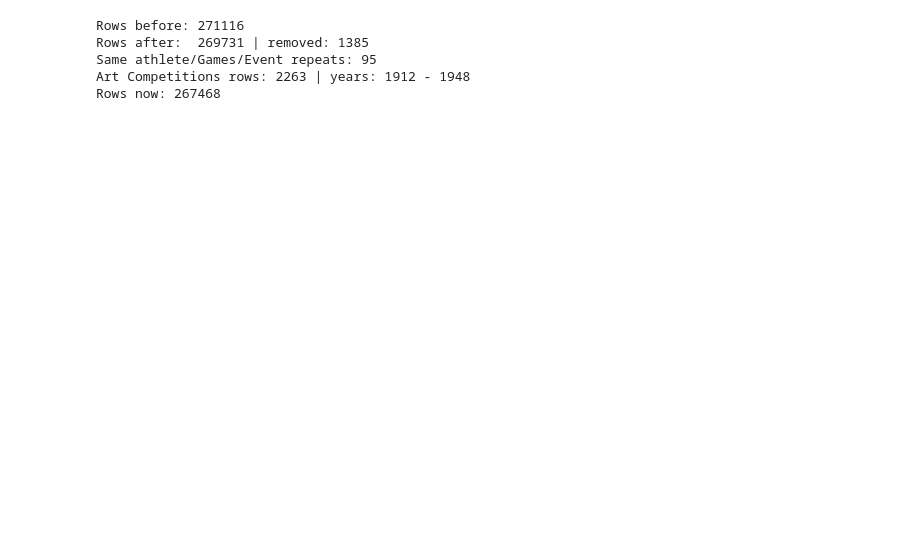
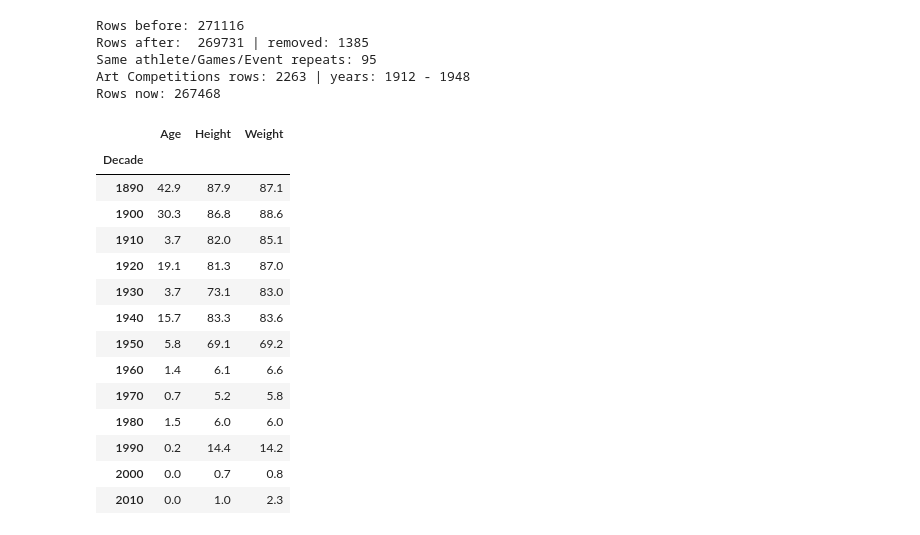
Before and after one commit to saifahmad03/pandas_project, a Jupyter notebook: notebooks/olympics_analysis.ipynb, the cells around one changed output. Cells and saved outputs as stored; diff of their text form; code cells hidden in the pictures; blank space fills up the shorter version.

```diff
--- a/notebooks/olympics_analysis.ipynb
+++ b/notebooks/olympics_analysis.ipynb
@@ -147,3 +152,23 @@ Rows after:  269731 | removed: 1385
 Same athlete/Games/Event repeats: 95
 Art Competitions rows: 2263 | years: 1912 - 1948
 Rows now: 267468
+# %%
+# Is missingness random cehck
+df["Decade"] = df["Year"] // 10 * 10
+(df[["Age", "Height", "Weight"]].isna().groupby(df["Decade"]).mean().mul(100).round(1))
+# %% [output]
+|  | Age | Height | Weight |
+| Decade |  |  |  |
+| 1890 | 42.9 | 87.9 | 87.1 |
+| 1900 | 30.3 | 86.8 | 88.6 |
+| 1910 | 3.7 | 82.0 | 85.1 |
+| 1920 | 19.1 | 81.3 | 87.0 |
+| 1930 | 3.7 | 73.1 | 83.0 |
+| 1940 | 15.7 | 83.3 | 83.6 |
+| 1950 | 5.8 | 69.1 | 69.2 |
+| 1960 | 1.4 | 6.1 | 6.6 |
+| 1970 | 0.7 | 5.2 | 5.8 |
+| 1980 | 1.5 | 6.0 | 6.0 |
+| 1990 | 0.2 | 14.4 | 14.2 |
+| 2000 | 0.0 | 0.7 | 0.8 |
+| 2010 | 0.0 | 1.0 | 2.3 |
```
Also changed, not shown: parts of 9 cells of this notebook.
